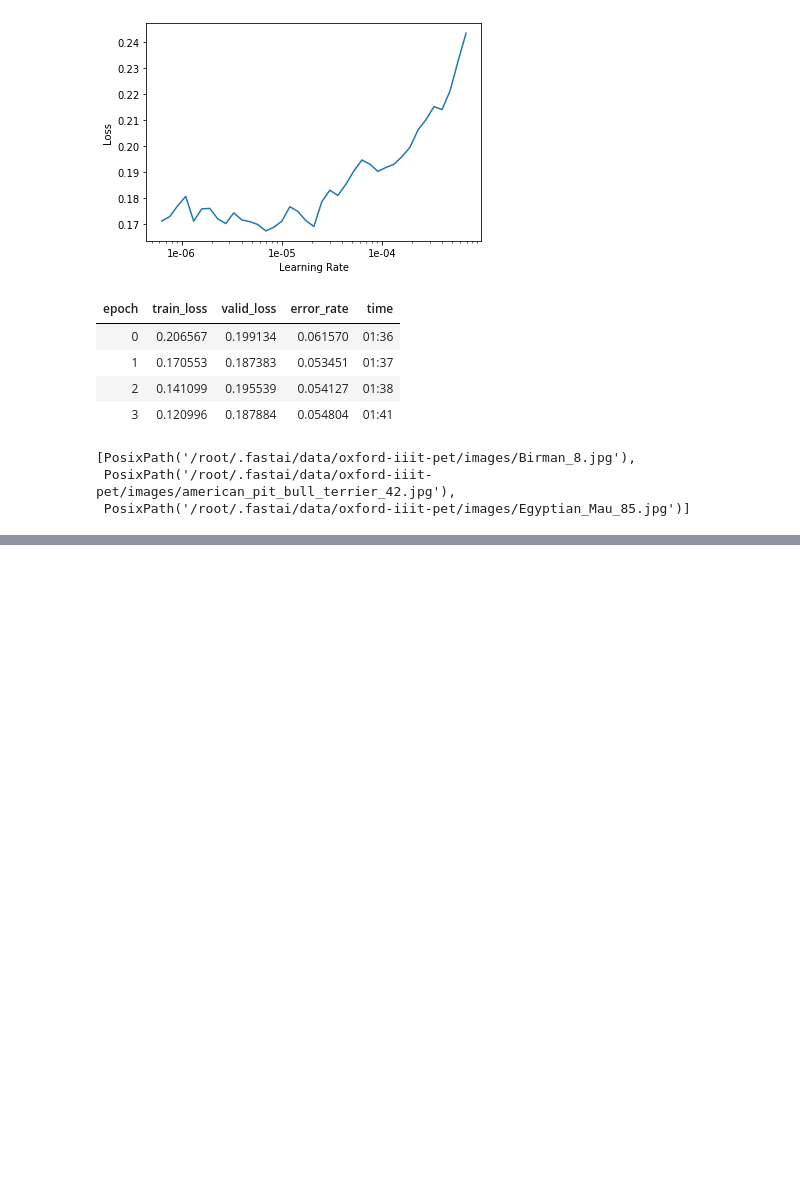
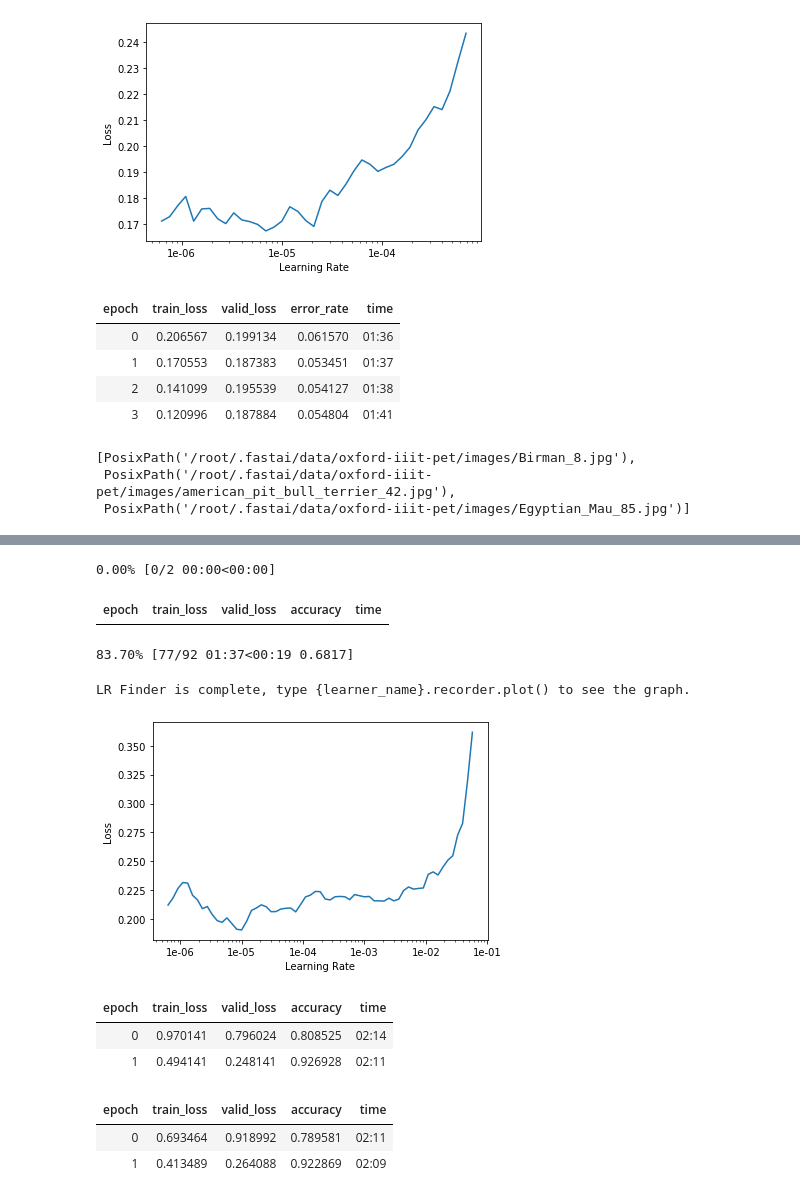
Before and after one commit to pranay8297/deep-learning-projects, a Jupyter notebook: cats_nd_dogs_breeds.ipynb, the cells around one changed output, grey strips where cells are left out. Drawn from its saved outputs; the diff is of its cells as text; code cells hidden in the pictures; blank space fills up the shorter version.

```diff
--- a/cats_nd_dogs_breeds.ipynb
+++ b/cats_nd_dogs_breeds.ipynb
@@ -182,0 +198,2 @@ fnames[:3]
+# %%
+learn_1 = cnn_learner(data, models.resnet34, metrics = accuracy)
@@ -182,0 +203,2 @@ fnames[:3]
+# %%
+learn_1.fit_one_cycle(4)
@@ -182,0 +211,11 @@ fnames[:3]
+# %%
+learn_1.lr_find()
+learn_1.recorder.plot()
+learn_1.save('learn_1_1')
+# learn_1.unfreeze()
+# %% [output]
+0.00% [0/2 00:00<00:00]
+| epoch | train_loss | valid_loss | accuracy | time |
+83.70% [77/92 01:37<00:19 0.6817]
+LR Finder is complete, type {learner_name}.recorder.plot() to see the graph.
+[figure, added]
@@ -182,0 +224,12 @@ fnames[:3]
+# %%
+learn_1.fit_one_cycle(2, max_lr = slice(1e-5, 1e-2))
+# %% [output]
+| epoch | train_loss | valid_loss | accuracy | time |
+| 0 | 0.970141 | 0.796024 | 0.808525 | 02:14 |
+| 1 | 0.494141 | 0.248141 | 0.926928 | 02:11 |
+# %%
+learn_1.fit_one_cycle(2, max_lr = slice(1e-5, 1e-2))
+# %% [output]
+| epoch | train_loss | valid_loss | accuracy | time |
+| 0 | 0.693464 | 0.918992 | 0.789581 | 02:11 |
+| 1 | 0.413489 | 0.264088 | 0.922869 | 02:09 |
```
Also changed, not shown: parts of 14 cells of this notebook.
